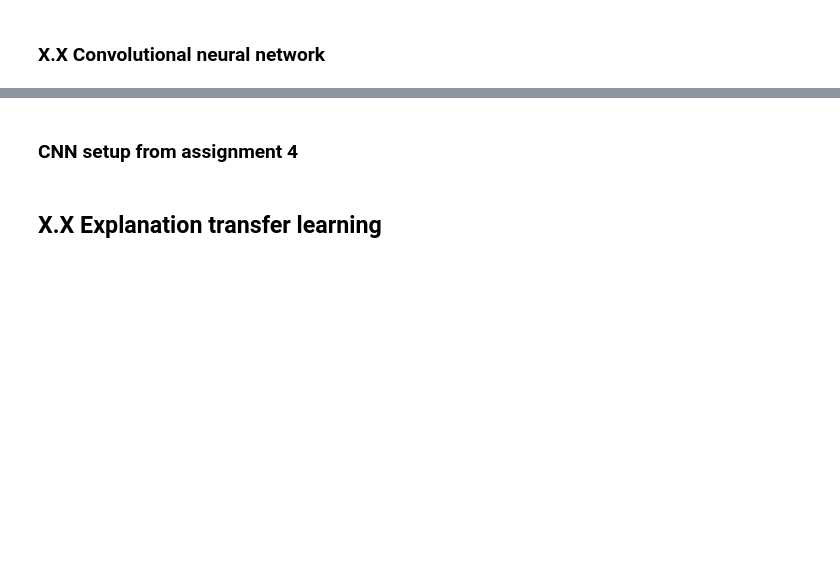
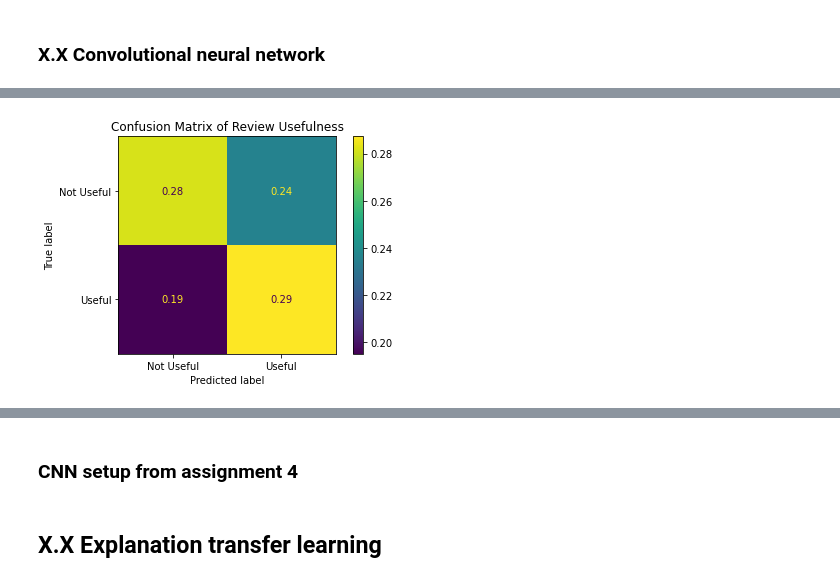
Before and after one commit to davidmiller2013/amazon-nlp-classification, a Jupyter notebook: notebooks/model-selection.ipynb, the cells around one changed output, grey strips where cells are left out. Drawn from its saved outputs; the diff is of its cells as text; code cells hidden in the pictures; blank space fills up the shorter version.

```diff
--- a/notebooks/model-selection.ipynb
+++ b/notebooks/model-selection.ipynb
@@ -362,6 +471,9 @@ labels = review_samples['useful']
 # %%
-X_train, X_test, y_train, y_test = train_test_split(reviews,
-                                                    labels,
-                                                    test_size=0.2,
-                                                    random_state=0
-                                                   )
+# # Change data type from float to int
+y_train = np.array([list(i).index(max(i)) for i in y_train])
+y_dev = np.array([list(i).index(max(i)) for i in y_dev])
+y_test = np.array([list(i).index(max(i)) for i in y_test])
+
+# labels = review_samples['useful'].astype(int)
+# X_train, X_test, y_train, y_test = train_test_split(reviews, labels, test_size=0.2, random_state=0)
+# X_train, X_dev, y_train, y_dev = train_test_split(X_train, y_train, test_size=0.25, random_state=0)
@@ -412,11 +511,7 @@ Trainable params: 2,027,605
 Non-trainable params: 0
 _________________________________________________________________
 # %%
-# Fitting the data onto model
-model.fit(X_train, y_train, validation_data=(X_test, y_test), epochs=10, batch_size=128, verbose=2)
-# Getting score metrics from our model
-scores = model.evaluate(X_test, y_test, verbose=0)
-# Displays the accuracy of correct sentiment prediction over test data
-print("Accuracy: %.2f%%" % (scores[1]*100))
+# Fit model
+cnn_model.fit(X_train, y_train, validation_data=(X_test, y_test), epochs=epochs, batch_size=batch_size, verbose=2)
 # %% [output]
 Epoch 1/10
@@ -438,0 +544,15 @@ Accuracy: 57.37%
+# %%
+# Plot confusion matrix
+y_true = y_test
+y_pred = (cnn_model.predict(X_test) >= 0.5).astype("int32")
+
+ConfusionMatrixDisplay.from_predictions(y_true,
+                                        y_pred,
+                                        normalize='all',
+                                        display_labels=sentiment
+                                       )
+
+plt.title("Confusion Matrix of Review Usefulness")
+plt.show()
+# %% [output]
+[figure, added]
```
Also changed, not shown: parts of 41 cells of this notebook.
